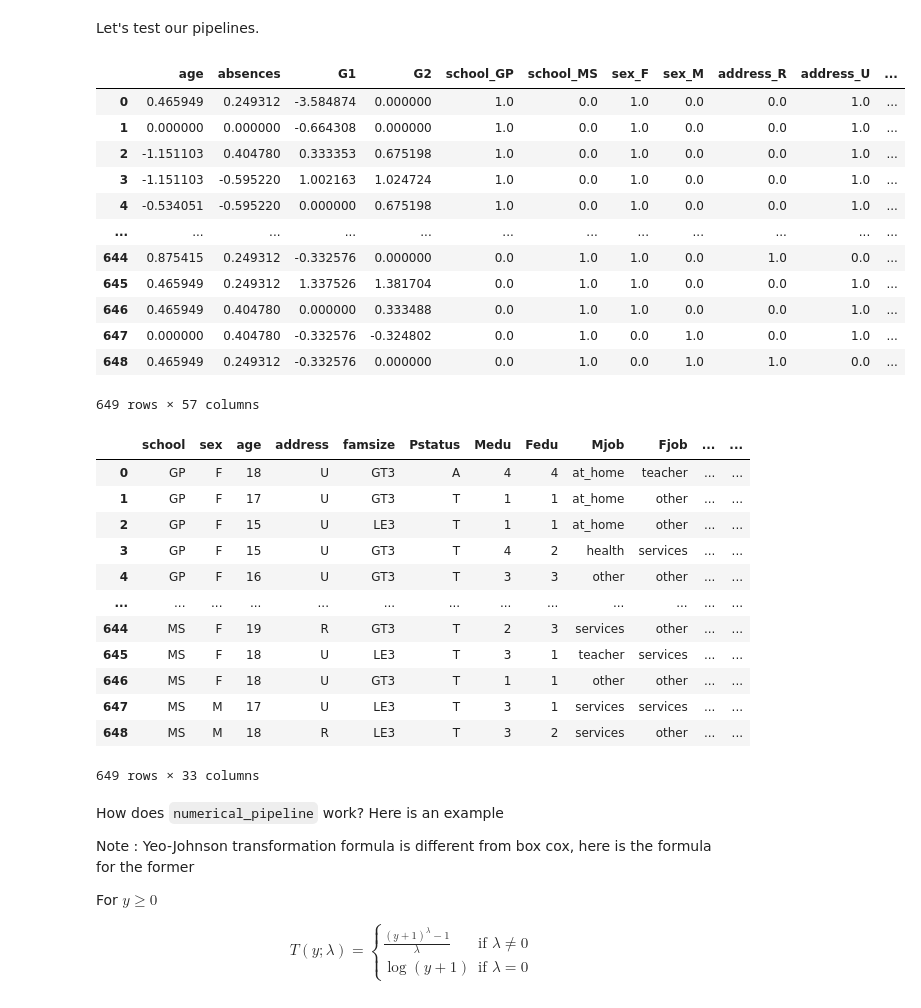
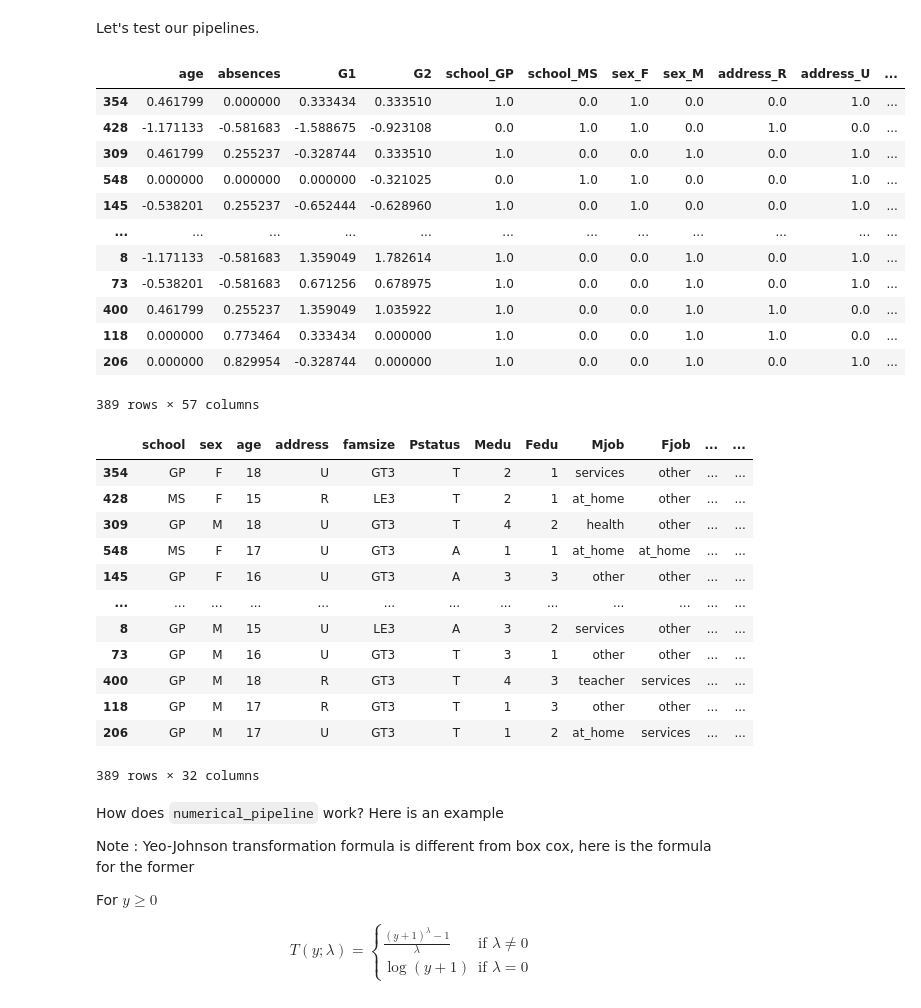
Before and after one commit to akp2003/Machine_Learning_Exercises, a Jupyter notebook: HW1/HW1.ipynb, the cells around one changed output. Drawn from its saved outputs; the diff is of its cells as text; code cells hidden in the pictures.

```diff
--- a/HW1/HW1.ipynb
+++ b/HW1/HW1.ipynb
@@ -434,38 +435,38 @@ preprocessor5 = ImbPipeline([
 # %% [markdown]
 Let's test our pipelines.
 # %%
-df_preprocessed = pd.DataFrame(preprocessor1['column_trans'].fit_transform(df), columns = preprocessor1.get_feature_names_out())
-df_preprocessed
+X_train_preprocessed = pd.DataFrame(preprocessor1['column_trans'].fit_transform(X_train), columns = preprocessor1.get_feature_names_out(), index = X_train.index)
+X_train_preprocessed
 # %% [output]
 |  | age | absences | G1 | G2 | school_GP | school_MS | sex_F | sex_M | address_R | address_U | ... |
-| 0 | 0.465949 | 0.249312 | -3.584874 | 0.000000 | 1.0 | 0.0 | 1.0 | 0.0 | 0.0 | 1.0 | ... |
-| 1 | 0.000000 | 0.000000 | -0.664308 | 0.000000 | 1.0 | 0.0 | 1.0 | 0.0 | 0.0 | 1.0 | ... |
-| 2 | -1.151103 | 0.404780 | 0.333353 | 0.675198 | 1.0 | 0.0 | 1.0 | 0.0 | 0.0 | 1.0 | ... |
-| 3 | -1.151103 | -0.595220 | 1.002163 | 1.024724 | 1.0 | 0.0 | 1.0 | 0.0 | 0.0 | 1.0 | ... |
-| 4 | -0.534051 | -0.595220 | 0.000000 | 0.675198 | 1.0 | 0.0 | 1.0 | 0.0 | 0.0 | 1.0 | ... |
+| 354 | 0.461799 | 0.000000 | 0.333434 | 0.333510 | 1.0 | 0.0 | 1.0 | 0.0 | 0.0 | 1.0 | ... |
+| 428 | -1.171133 | -0.581683 | -1.588675 | -0.923108 | 0.0 | 1.0 | 1.0 | 0.0 | 1.0 | 0.0 | ... |
+| 309 | 0.461799 | 0.255237 | -0.328744 | 0.333510 | 1.0 | 0.0 | 0.0 | 1.0 | 0.0 | 1.0 | ... |
+| 548 | 0.000000 | 0.000000 | 0.000000 | -0.321025 | 0.0 | 1.0 | 1.0 | 0.0 | 0.0 | 1.0 | ... |
+| 145 | -0.538201 | 0.255237 | -0.652444 | -0.628960 | 1.0 | 0.0 | 1.0 | 0.0 | 0.0 | 1.0 | ... |
 | ... | ... | ... | ... | ... | ... | ... | ... | ... | ... | ... | ... |
-| 644 | 0.875415 | 0.249312 | -0.332576 | 0.000000 | 0.0 | 1.0 | 1.0 | 0.0 | 1.0 | 0.0 | ... |
-| 645 | 0.465949 | 0.249312 | 1.337526 | 1.381704 | 0.0 | 1.0 | 1.0 | 0.0 | 0.0 | 1.0 | ... |
-| 646 | 0.465949 | 0.404780 | 0.000000 | 0.333488 | 0.0 | 1.0 | 1.0 | 0.0 | 0.0 | 1.0 | ... |
-| 647 | 0.000000 | 0.404780 | -0.332576 | -0.324802 | 0.0 | 1.0 | 0.0 | 1.0 | 0.0 | 1.0 | ... |
-| 648 | 0.465949 | 0.249312 | -0.332576 | 0.000000 | 0.0 | 1.0 | 0.0 | 1.0 | 1.0 | 0.0 | ... |
+| 8 | -1.171133 | -0.581683 | 1.359049 | 1.782614 | 1.0 | 0.0 | 0.0 | 1.0 | 0.0 | 1.0 | ... |
+| 73 | -0.538201 | -0.581683 | 0.671256 | 0.678975 | 1.0 | 0.0 | 0.0 | 1.0 | 0.0 | 1.0 | ... |
+| 400 | 0.461799 | 0.255237 | 1.359049 | 1.035922 | 1.0 | 0.0 | 0.0 | 1.0 | 1.0 | 0.0 | ... |
+| 118 | 0.000000 | 0.773464 | 0.333434 | 0.000000 | 1.0 | 0.0 | 0.0 | 1.0 | 1.0 | 0.0 | ... |
+| 206 | 0.000000 | 0.829954 | -0.328744 | 0.000000 | 1.0 | 0.0 | 0.0 | 1.0 | 0.0 | 1.0 | ... |
-649 rows × 57 columns
+389 rows × 57 columns
 # %%
-df
+X_train
 # %% [output]
 |  | school | sex | age | address | famsize | Pstatus | Medu | Fedu | Mjob | Fjob | ... | ... |
-| 0 | GP | F | 18 | U | GT3 | A | 4 | 4 | at_home | teacher | ... | ... |
-| 1 | GP | F | 17 | U | GT3 | T | 1 | 1 | at_home | other | ... | ... |
-| 2 | GP | F | 15 | U | LE3 | T | 1 | 1 | at_home | other | ... | ... |
-| 3 | GP | F | 15 | U | GT3 | T | 4 | 2 | health | services | ... | ... |
-| 4 | GP | F | 16 | U | GT3 | T | 3 | 3 | other | other | ... | ... |
+| 354 | GP | F | 18 | U | GT3 | T | 2 | 1 | services | other | ... | ... |
+| 428 | MS | F | 15 | R | LE3 | T | 2 | 1 | at_home | other | ... | ... |
+| 309 | GP | M | 18 | U | GT3 | T | 4 | 2 | health | other | ... | ... |
+| 548 | MS | F | 17 | U | GT3 | A | 1 | 1 | at_home | at_home | ... | ... |
+| 145 | GP | F | 16 | U | GT3 | A | 3 | 3 | other | other | ... | ... |
 | ... | ... | ... | ... | ... | ... | ... | ... | ... | ... | ... | ... | ... |
-| 644 | MS | F | 19 | R | GT3 | T | 2 | 3 | services | other | ... | ... |
-| 645 | MS | F | 18 | U | LE3 | T | 3 | 1 | teacher | services | ... | ... |
-| 646 | MS | F | 18 | U | GT3 | T | 1 | 1 | other | other | ... | ... |
-| 647 | MS | M | 17 | U | LE3 | T | 3 | 1 | services | services | ... | ... |
-| 648 | MS | M | 18 | R | LE3 | T | 3 | 2 | services | other | ... | ... |
+| 8 | GP | M | 15 | U | LE3 | A | 3 | 2 | services | other | ... | ... |
+| 73 | GP | M | 16 | U | GT3 | T | 3 | 1 | other | other | ... | ... |
+| 400 | GP | M | 18 | R | GT3 | T | 4 | 3 | teacher | services | ... | ... |
+| 118 | GP | M | 17 | R | GT3 | T | 1 | 3 | other | other | ... | ... |
+| 206 | GP | M | 17 | U | GT3 | T | 1 | 2 | at_home | services | ... | ... |
-649 rows × 33 columns
+389 rows × 32 columns
 # %% [markdown]
 How does `numerical_pipeline` work? Here is an example
 
```
Also changed, not shown: parts of 11 cells of this notebook.
